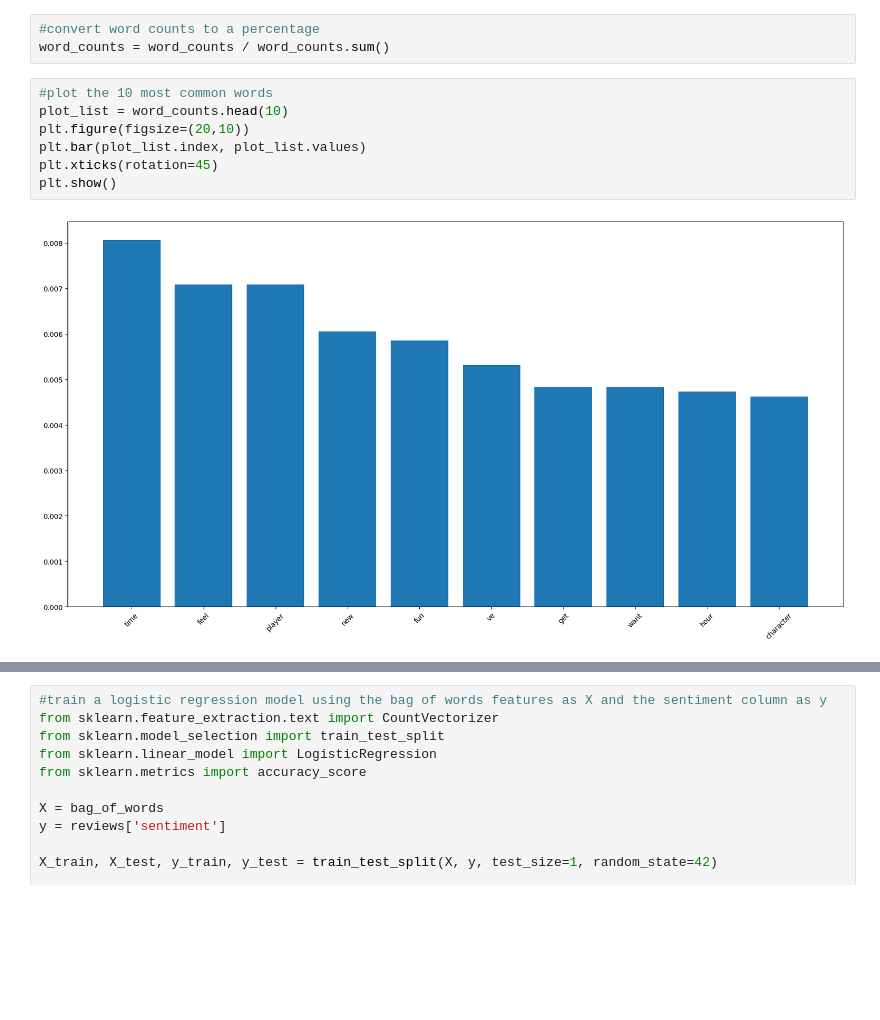
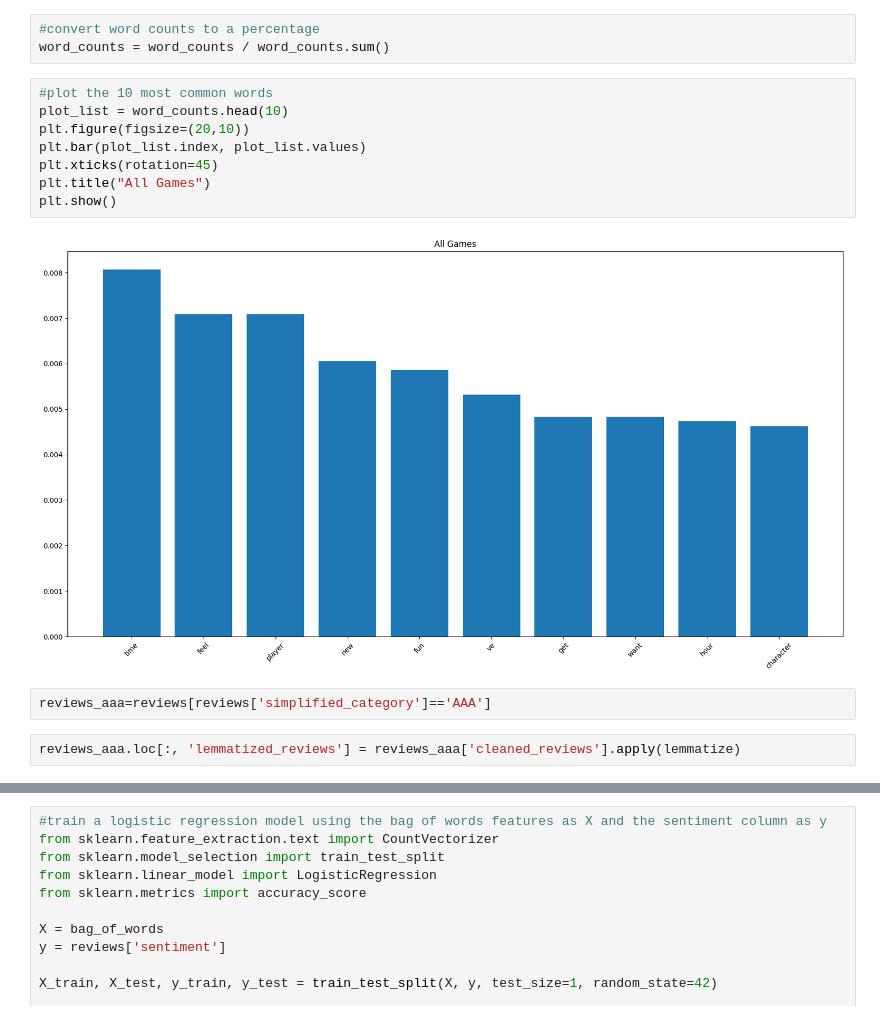
Before and after one commit to evanp28/is310-final-project, a Jupyter notebook: bag_of_words.ipynb, the cells around one changed output, grey strips where cells are left out. Saved outputs shown, nothing was run; the diff lists cells and outputs as text; blank space fills up the shorter version.

```diff
--- a/bag_of_words.ipynb
+++ b/bag_of_words.ipynb
@@ -159,9 +177,14 @@ word_counts = word_counts / word_counts.sum()
 # %%
 #plot the 10 most common words
 plot_list = word_counts.head(10)
 plt.figure(figsize=(20,10))
 plt.bar(plot_list.index, plot_list.values)
 plt.xticks(rotation=45)
+plt.title("All Games")
 plt.show()
 # %% [output]
-[figure, old version]
+[figure, new version]
+# %%
+reviews_aaa=reviews[reviews['simplified_category']=='AAA']
+# %%
+reviews_aaa.loc[:, 'lemmatized_reviews'] = reviews_aaa['cleaned_reviews'].apply(lemmatize)
```
Also changed, not shown: parts of 25 cells of this notebook.
